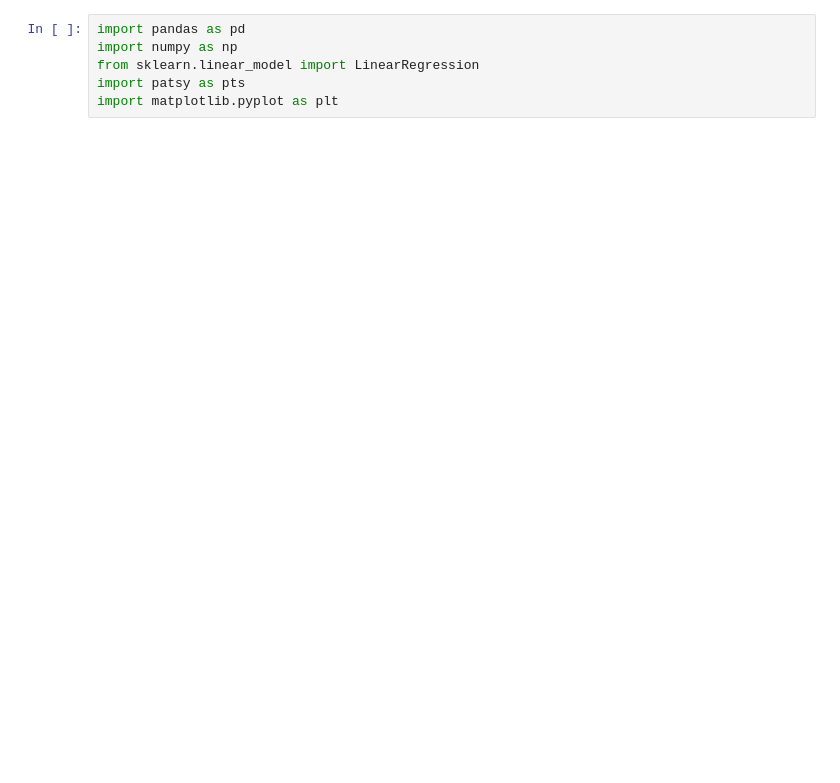
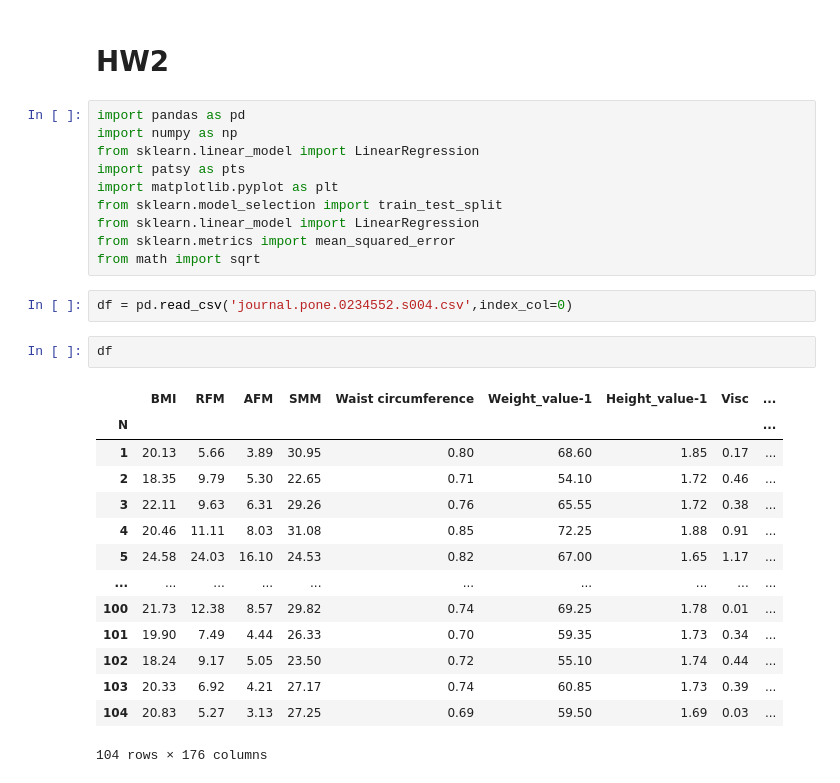
Before and after one commit to LiorSukman/machine-learning-for-ns-hw-repo, a Jupyter notebook: HW2/HW2_notebook.ipynb, the cells around one changed output. Cells and saved outputs as stored; diff of their text form; blank space fills up the shorter version.

```diff
--- a/HW2/HW2_notebook.ipynb
+++ b/HW2/HW2_notebook.ipynb
@@ -1,6 +1,31 @@
+# %% [markdown]
+# HW2
 # %%
 import pandas as pd
 import numpy as np
 from sklearn.linear_model import LinearRegression
 import patsy as pts
 import matplotlib.pyplot as plt
+from sklearn.model_selection import train_test_split
+from sklearn.linear_model import LinearRegression
+from sklearn.metrics import mean_squared_error
+from math import sqrt
+# %%
+df = pd.read_csv('journal.pone.0234552.s004.csv',index_col=0)
+# %%
+df
+# %% [output]
+|  | BMI | RFM | AFM | SMM | Waist circumference | Weight_value-1 | Height_value-1 | Visc | ... |
+| N |  |  |  |  |  |  |  |  | ... |
+| 1 | 20.13 | 5.66 | 3.89 | 30.95 | 0.80 | 68.60 | 1.85 | 0.17 | ... |
+| 2 | 18.35 | 9.79 | 5.30 | 22.65 | 0.71 | 54.10 | 1.72 | 0.46 | ... |
+| 3 | 22.11 | 9.63 | 6.31 | 29.26 | 0.76 | 65.55 | 1.72 | 0.38 | ... |
+| 4 | 20.46 | 11.11 | 8.03 | 31.08 | 0.85 | 72.25 | 1.88 | 0.91 | ... |
+| 5 | 24.58 | 24.03 | 16.10 | 24.53 | 0.82 | 67.00 | 1.65 | 1.17 | ... |
+| ... | ... | ... | ... | ... | ... | ... | ... | ... | ... |
+| 100 | 21.73 | 12.38 | 8.57 | 29.82 | 0.74 | 69.25 | 1.78 | 0.01 | ... |
+| 101 | 19.90 | 7.49 | 4.44 | 26.33 | 0.70 | 59.35 | 1.73 | 0.34 | ... |
+| 102 | 18.24 | 9.17 | 5.05 | 23.50 | 0.72 | 55.10 | 1.74 | 0.44 | ... |
+| 103 | 20.33 | 6.92 | 4.21 | 27.17 | 0.74 | 60.85 | 1.73 | 0.39 | ... |
+| 104 | 20.83 | 5.27 | 3.13 | 27.25 | 0.69 | 59.50 | 1.69 | 0.03 | ... |
+104 rows × 176 columns
```
Also changed, not shown: parts of 31 cells of this notebook.
